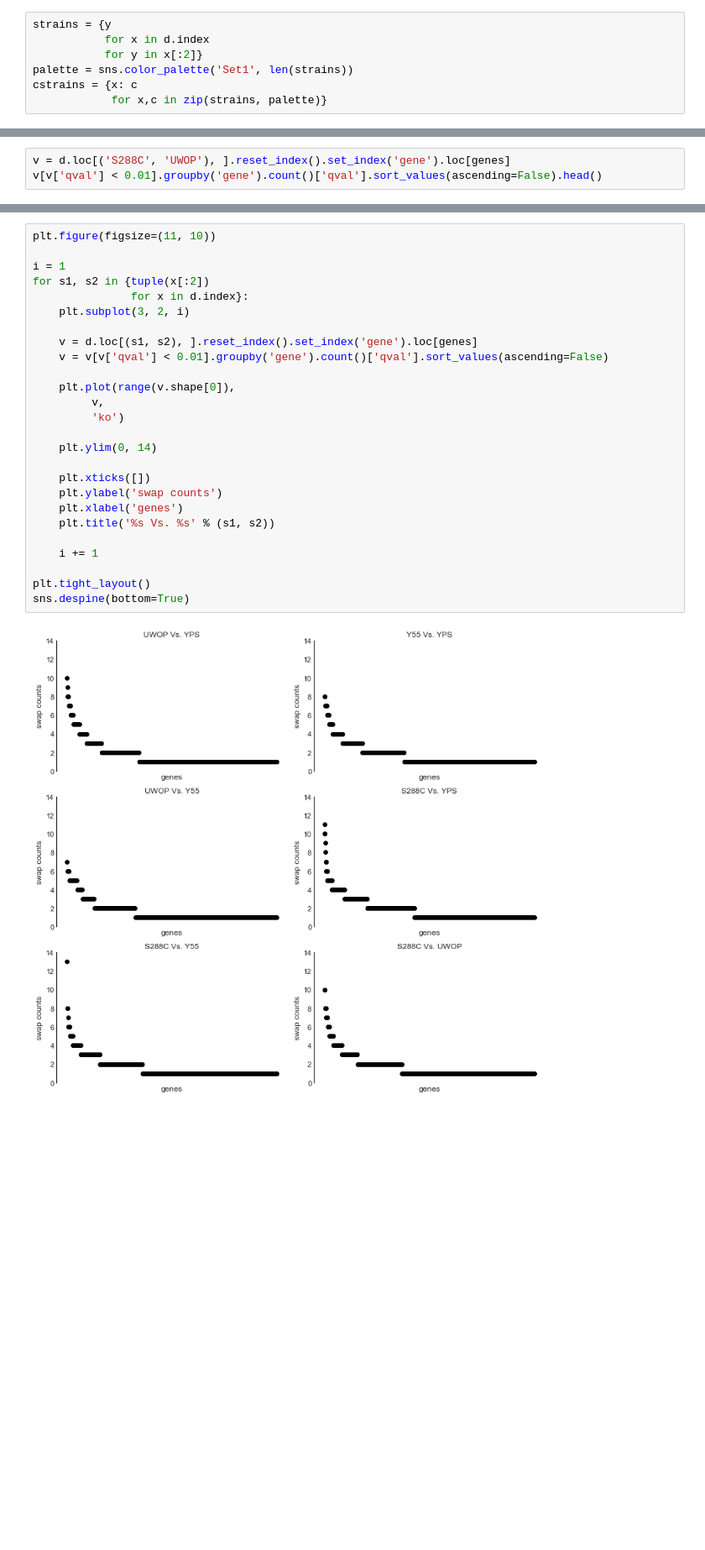
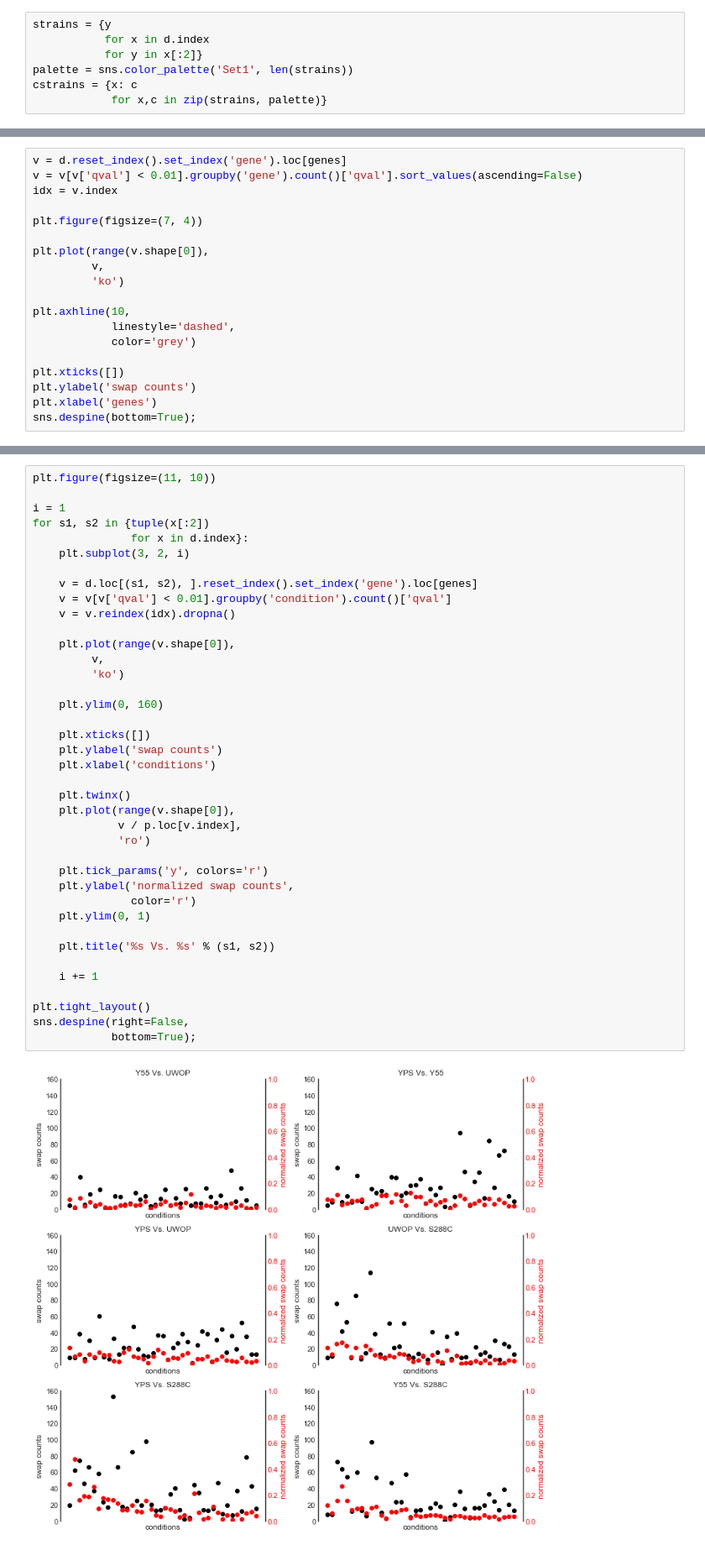
Before and after one commit to mgalardini/2018koyeast, a Jupyter notebook: notebooks/deviations.ipynb, the cells around one changed output, grey strips where cells are left out. Shown at 84% size. Cells and saved outputs as stored; diff of their text form; blank space fills up the shorter version.

```diff
--- a/notebooks/deviations.ipynb
+++ b/notebooks/deviations.ipynb
@@ -88,4 +92,20 @@ plt.tight_layout()
 # %%
-v = d.loc[('S288C', 'UWOP'), ].reset_index().set_index('gene').loc[genes]
-v[v['qval'] < 0.01].groupby('gene').count()['qval'].sort_values(ascending=False).head()
+v = d.reset_index().set_index('gene').loc[genes]
+v = v[v['qval'] < 0.01].groupby('gene').count()['qval'].sort_values(ascending=False)
+idx = v.index
+
+plt.figure(figsize=(7, 4))
+
+plt.plot(range(v.shape[0]),
+         v,
+         'ko')
+
+plt.axhline(10,
+            linestyle='dashed',
+            color='grey')
+
+plt.xticks([])
+plt.ylabel('swap counts')
+plt.xlabel('genes')
+sns.despine(bottom=True);
 # %% [output]
@@ -126,28 +230,41 @@ sns.despine(bottom=True);
 # %%
 plt.figure(figsize=(11, 10))
 
 i = 1
 for s1, s2 in {tuple(x[:2])
                for x in d.index}:
     plt.subplot(3, 2, i)
 
     v = d.loc[(s1, s2), ].reset_index().set_index('gene').loc[genes]
-    v = v[v['qval'] < 0.01].groupby('gene').count()['qval'].sort_values(ascending=False)
+    v = v[v['qval'] < 0.01].groupby('condition').count()['qval']
+    v = v.reindex(idx).dropna()
 
     plt.plot(range(v.shape[0]),
          v,
          'ko')
 
-    plt.ylim(0, 14)
+    plt.ylim(0, 160)
 
     plt.xticks([])
     plt.ylabel('swap counts')
-    plt.xlabel('genes')
+    plt.xlabel('conditions')
+
+    plt.twinx()
+    plt.plot(range(v.shape[0]),
+             v / p.loc[v.index],
+             'ro')
+
+    plt.tick_params('y', colors='r')
+    plt.ylabel('normalized swap counts',
+               color='r')
+    plt.ylim(0, 1)
+
     plt.title('%s Vs. %s' % (s1, s2))
 
     i += 1
 
 plt.tight_layout()
-sns.despine(bottom=True)
+sns.despine(right=False,
+            bottom=True);
 # %% [output]
-[figure, old version]
+[figure, new version]
```
Also changed, not shown: parts of 19 cells of this notebook.
